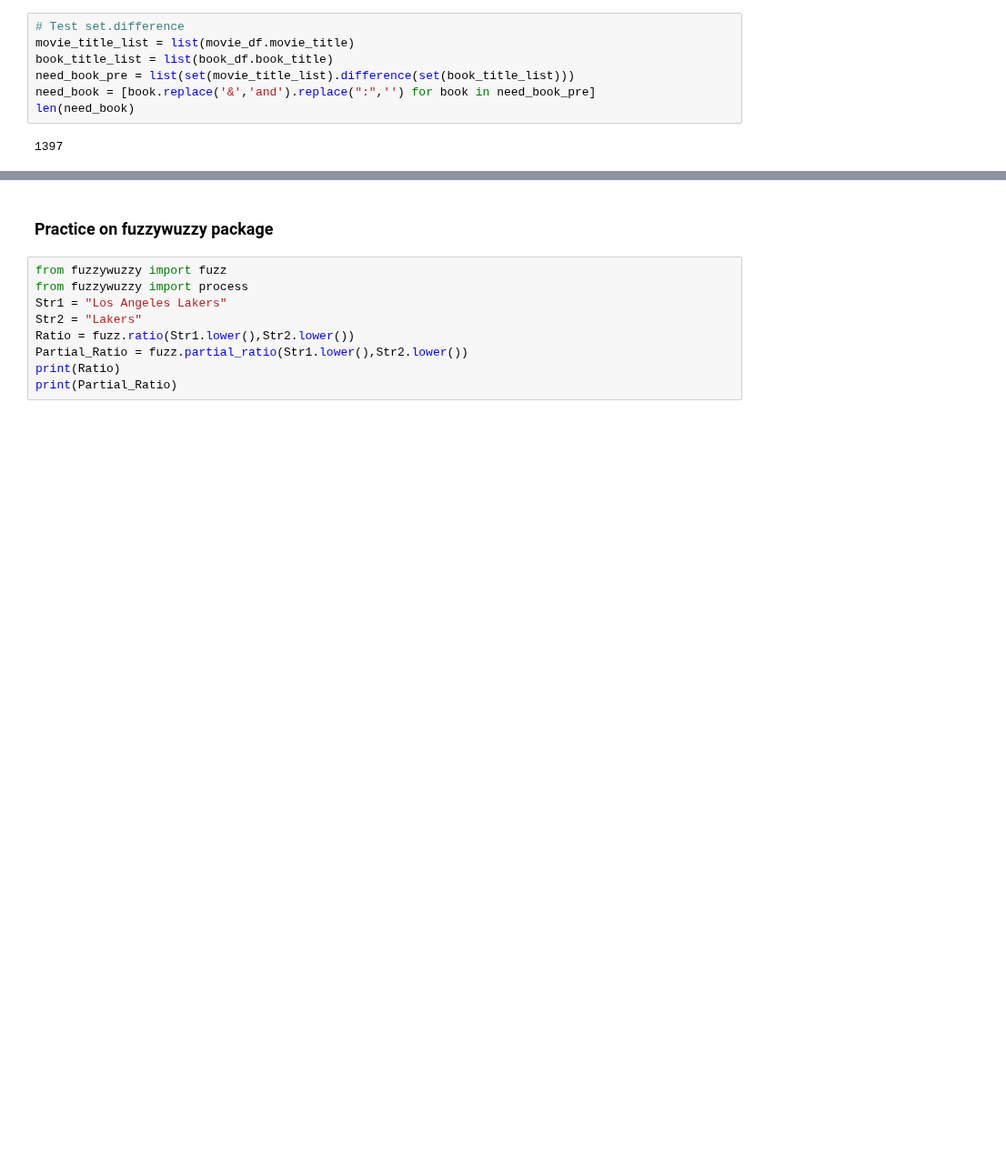
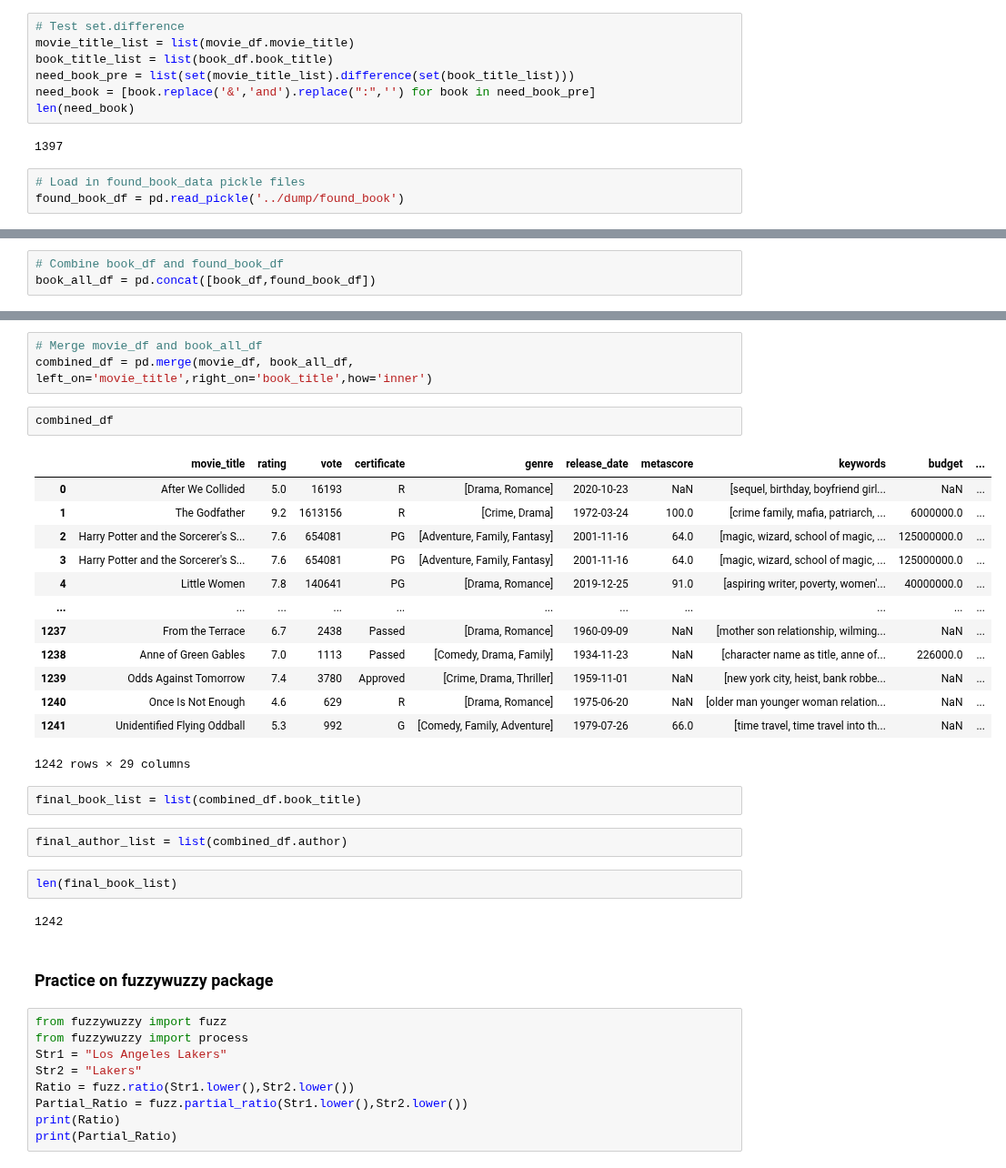
Before and after one commit to katiehuang1221/Predict-Revenue-Of-Movie-Adaptation, a Jupyter notebook: notebooks/merge_practice.ipynb, the cells around one changed output, grey strips where cells are left out. Shown at 91% size. Cells and saved outputs as stored; diff of their text form; blank space fills up the shorter version.

```diff
--- a/notebooks/merge_practice.ipynb
+++ b/notebooks/merge_practice.ipynb
@@ -39,3 +90,6 @@ need_book = [book.replace('&','and').replace(":",'') for book in need_book_pre]
 len(need_book)
 # %% [output]
 1397
+# %%
+# Load in found_book_data pickle files
+found_book_df = pd.read_pickle('../dump/found_book')
@@ -41,0 +100,3 @@ len(need_book)
+# %%
+# Combine book_df and found_book_df
+book_all_df = pd.concat([book_df,found_book_df])
@@ -42,3 +119,30 @@ len(need_book)
+# %%
+# Merge movie_df and book_all_df
+combined_df = pd.merge(movie_df, book_all_df, left_on='movie_title',right_on='book_title',how='inner')
+# %%
+combined_df
+# %% [output]
+|  | movie_title | rating | vote | certificate | genre | release_date | metascore | keywords | budget | ... |
+| 0 | After We Collided | 5.0 | 16193 | R | [Drama, Romance] | 2020-10-23 | NaN | [sequel, birthday, boyfriend girl... | NaN | ... |
+| 1 | The Godfather | 9.2 | 1613156 | R | [Crime, Drama] | 1972-03-24 | 100.0 | [crime family, mafia, patriarch, ... | 6000000.0 | ... |
+| 2 | Harry Potter and the Sorcerer's S... | 7.6 | 654081 | PG | [Adventure, Family, Fantasy] | 2001-11-16 | 64.0 | [magic, wizard, school of magic, ... | 125000000.0 | ... |
+| 3 | Harry Potter and the Sorcerer's S... | 7.6 | 654081 | PG | [Adventure, Family, Fantasy] | 2001-11-16 | 64.0 | [magic, wizard, school of magic, ... | 125000000.0 | ... |
+| 4 | Little Women | 7.8 | 140641 | PG | [Drama, Romance] | 2019-12-25 | 91.0 | [aspiring writer, poverty, women'... | 40000000.0 | ... |
+| ... | ... | ... | ... | ... | ... | ... | ... | ... | ... | ... |
+| 1237 | From the Terrace | 6.7 | 2438 | Passed | [Drama, Romance] | 1960-09-09 | NaN | [mother son relationship, wilming... | NaN | ... |
+| 1238 | Anne of Green Gables | 7.0 | 1113 | Passed | [Comedy, Drama, Family] | 1934-11-23 | NaN | [character name as title, anne of... | 226000.0 | ... |
+| 1239 | Odds Against Tomorrow | 7.4 | 3780 | Approved | [Crime, Drama, Thriller] | 1959-11-01 | NaN | [new york city, heist, bank robbe... | NaN | ... |
+| 1240 | Once Is Not Enough | 4.6 | 629 | R | [Drama, Romance] | 1975-06-20 | NaN | [older man younger woman relation... | NaN | ... |
+| 1241 | Unidentified Flying Oddball | 5.3 | 992 | G | [Comedy, Family, Adventure] | 1979-07-26 | 66.0 | [time travel, time travel into th... | NaN | ... |
+1242 rows × 29 columns
+# %%
+final_book_list = list(combined_df.book_title)
+# %%
+final_author_list = list(combined_df.author)
+# %%
+len(final_book_list)
+# %% [output]
+1242
 # %% [markdown]
 ### Practice on fuzzywuzzy package
 # %%
```
Also changed, not shown: parts of 13 cells of this notebook.
